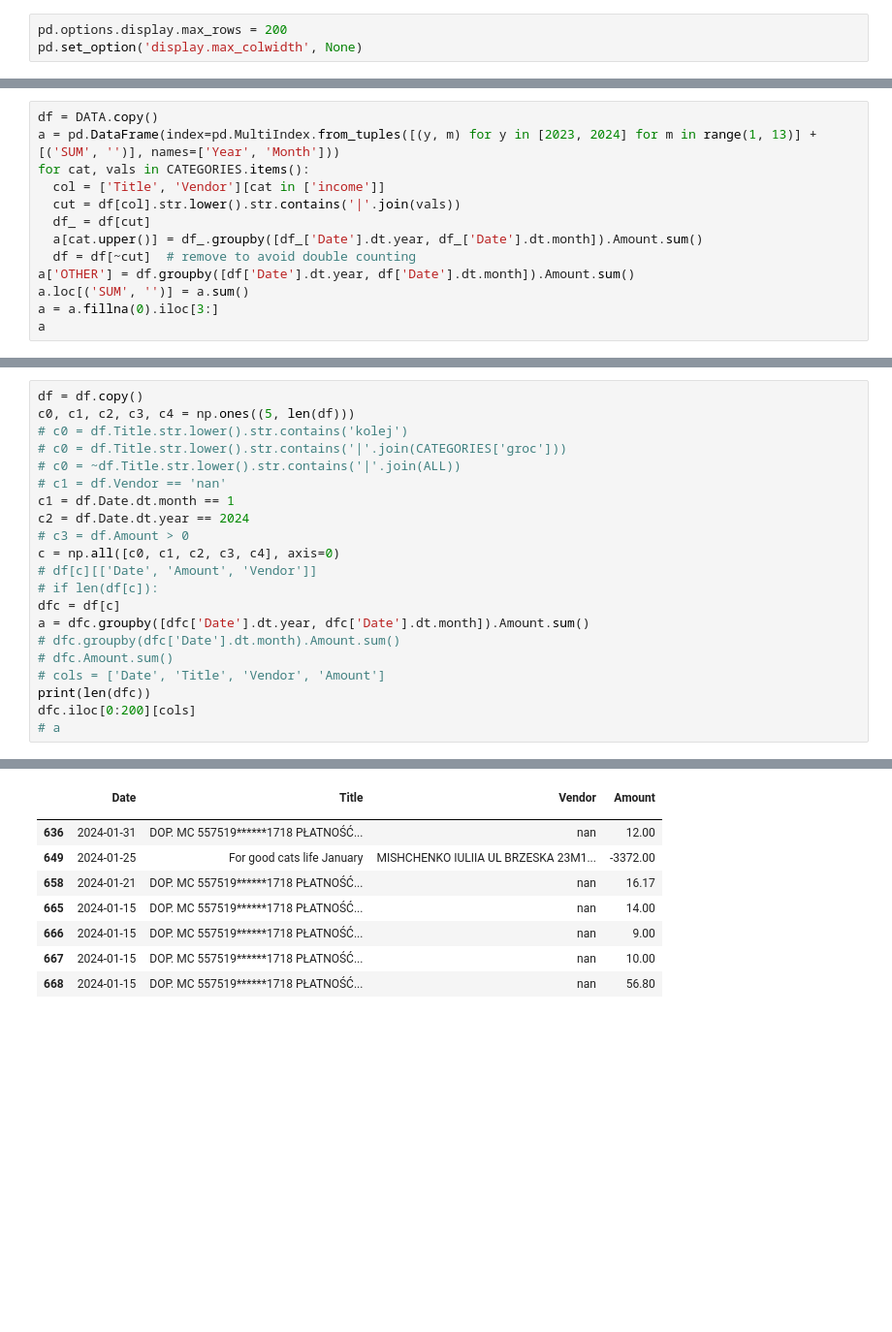
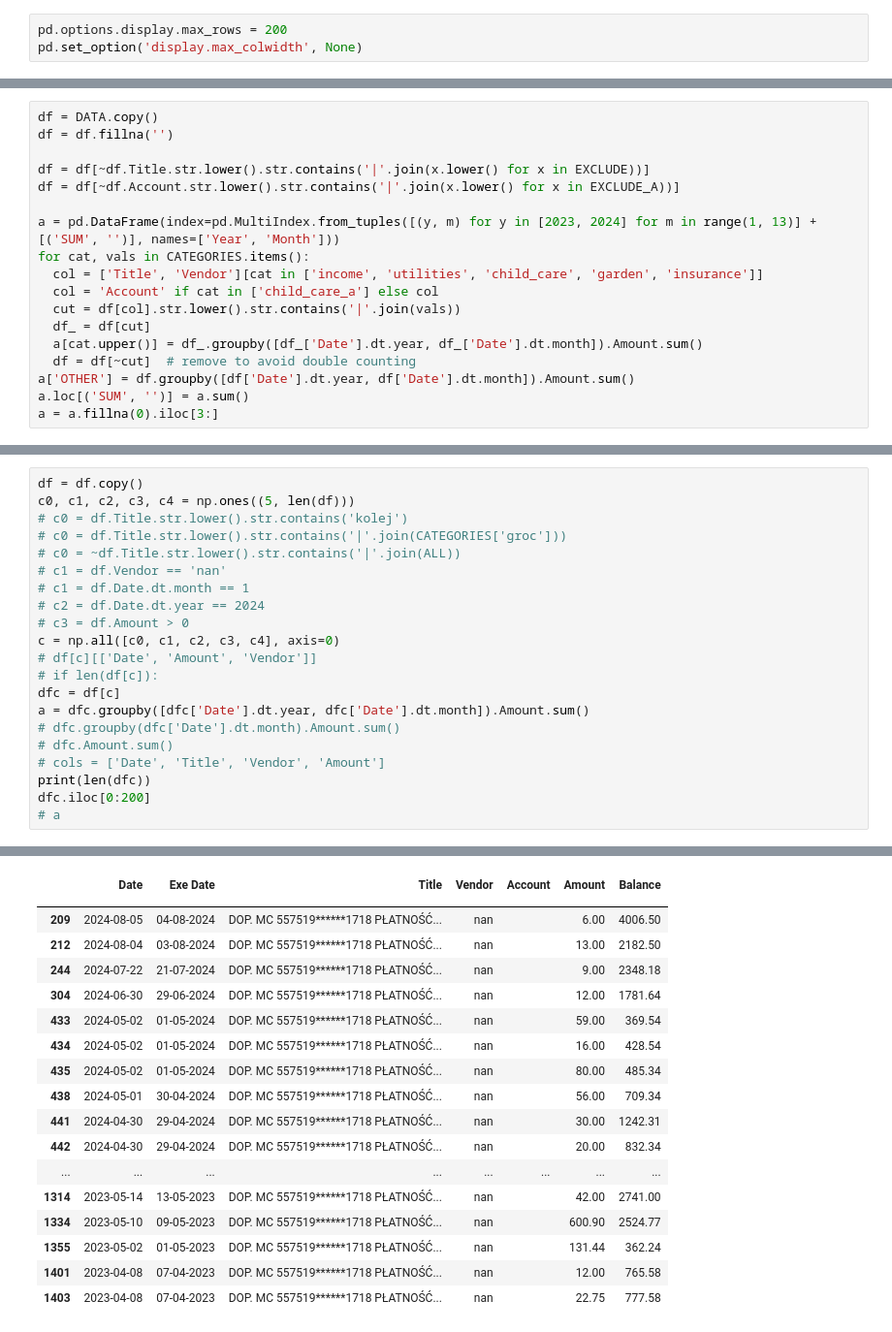
Before and after one commit to michareichmann/expenses, a Jupyter notebook: main.ipynb, the cells around one changed output, grey strips where cells are left out. Shown: that part at 97% size. Cells and saved outputs as stored; diff of their text form; blank space fills up the shorter version.

```diff
--- a/main.ipynb
+++ b/main.ipynb
@@ -118,8 +136,14 @@ ALL = sum(CATEGORIES.values(), start=['blik'])
 # %%
 df = DATA.copy()
+df = df.fillna('')
+
+df = df[~df.Title.str.lower().str.contains('|'.join(x.lower() for x in EXCLUDE))]
+df = df[~df.Account.str.lower().str.contains('|'.join(x.lower() for x in EXCLUDE_A))]
+
 a = pd.DataFrame(index=pd.MultiIndex.from_tuples([(y, m) for y in [2023, 2024] for m in range(1, 13)] + [('SUM', '')], names=['Year', 'Month']))
 for cat, vals in CATEGORIES.items():
-  col = ['Title', 'Vendor'][cat in ['income']]
+  col = ['Title', 'Vendor'][cat in ['income', 'utilities', 'child_care', 'garden', 'insurance']]
+  col = 'Account' if cat in ['child_care_a'] else col
   cut = df[col].str.lower().str.contains('|'.join(vals))
   df_ = df[cut]
   a[cat.upper()] = df_.groupby([df_['Date'].dt.year, df_['Date'].dt.month]).Amount.sum()
@@ -127,4 +151,3 @@ for cat, vals in CATEGORIES.items():
 a['OTHER'] = df.groupby([df['Date'].dt.year, df['Date'].dt.month]).Amount.sum()
 a.loc[('SUM', '')] = a.sum()
 a = a.fillna(0).iloc[3:]
-a
@@ -174,8 +158,8 @@ c0, c1, c2, c3, c4 = np.ones((5, len(df)))
 # c0 = df.Title.str.lower().str.contains('|'.join(CATEGORIES['groc']))
 # c0 = ~df.Title.str.lower().str.contains('|'.join(ALL))
 # c1 = df.Vendor == 'nan'
-c1 = df.Date.dt.month == 1
-c2 = df.Date.dt.year == 2024
+# c1 = df.Date.dt.month == 1
+# c2 = df.Date.dt.year == 2024
 # c3 = df.Amount > 0
 c = np.all([c0, c1, c2, c3, c4], axis=0)
 # df[c][['Date', 'Amount', 'Vendor']]
@@ -186,6 +170,6 @@ a = dfc.groupby([dfc['Date'].dt.year, dfc['Date'].dt.month]).Amount.sum()
 # dfc.Amount.sum()
 # cols = ['Date', 'Title', 'Vendor', 'Amount']
 print(len(dfc))
-dfc.iloc[0:200][cols]
+dfc.iloc[0:200]
 # a
 # %% [output]
@@ -193,9 +177,18 @@ dfc.iloc[0:200][cols]
-|  | Date | Title | Vendor | Amount |
-|  |  |  |  |  |
-| 636 | 2024-01-31 | DOP. MC 557519******1718 PŁATNOŚĆ... | nan | 12.00 |
-| 649 | 2024-01-25 | For good cats life January | MISHCHENKO IULIIA UL BRZESKA 23M1... | -3372.00 |
-| 658 | 2024-01-21 | DOP. MC 557519******1718 PŁATNOŚĆ... | nan | 16.17 |
-| 665 | 2024-01-15 | DOP. MC 557519******1718 PŁATNOŚĆ... | nan | 14.00 |
-| 666 | 2024-01-15 | DOP. MC 557519******1718 PŁATNOŚĆ... | nan | 9.00 |
-| 667 | 2024-01-15 | DOP. MC 557519******1718 PŁATNOŚĆ... | nan | 10.00 |
-| 668 | 2024-01-15 | DOP. MC 557519******1718 PŁATNOŚĆ... | nan | 56.80 |
+|  | Date | Exe Date | Title | Vendor | Account | Amount | Balance |
+|  |  |  |  |  |  |  |  |
+| 209 | 2024-08-05 | 04-08-2024 | DOP. MC 557519******1718 PŁATNOŚĆ... | nan |  | 6.00 | 4006.50 |
+| 212 | 2024-08-04 | 03-08-2024 | DOP. MC 557519******1718 PŁATNOŚĆ... | nan |  | 13.00 | 2182.50 |
+| 244 | 2024-07-22 | 21-07-2024 | DOP. MC 557519******1718 PŁATNOŚĆ... | nan |  | 9.00 | 2348.18 |
+| 304 | 2024-06-30 | 29-06-2024 | DOP. MC 557519******1718 PŁATNOŚĆ... | nan |  | 12.00 | 1781.64 |
+| 433 | 2024-05-02 | 01-05-2024 | DOP. MC 557519******1718 PŁATNOŚĆ... | nan |  | 59.00 | 369.54 |
+| 434 | 2024-05-02 | 01-05-2024 | DOP. MC 557519******1718 PŁATNOŚĆ... | nan |  | 16.00 | 428.54 |
+| 435 | 2024-05-02 | 01-05-2024 | DOP. MC 557519******1718 PŁATNOŚĆ... | nan |  | 80.00 | 485.34 |
+| 438 | 2024-05-01 | 30-04-2024 | DOP. MC 557519******1718 PŁATNOŚĆ... | nan |  | 56.00 | 709.34 |
+| 441 | 2024-04-30 | 29-04-2024 | DOP. MC 557519******1718 PŁATNOŚĆ... | nan |  | 30.00 | 1242.31 |
+| 442 | 2024-04-30 | 29-04-2024 | DOP. MC 557519******1718 PŁATNOŚĆ... | nan |  | 20.00 | 832.34 |
+| ... | ... | ... | ... | ... | ... | ... | ... |
+| 1314 | 2023-05-14 | 13-05-2023 | DOP. MC 557519******1718 PŁATNOŚĆ... | nan |  | 42.00 | 2741.00 |
+| 1334 | 2023-05-10 | 09-05-2023 | DOP. MC 557519******1718 PŁATNOŚĆ... | nan |  | 600.90 | 2524.77 |
+| 1355 | 2023-05-02 | 01-05-2023 | DOP. MC 557519******1718 PŁATNOŚĆ... | nan |  | 131.44 | 362.24 |
+| 1401 | 2023-04-08 | 07-04-2023 | DOP. MC 557519******1718 PŁATNOŚĆ... | nan |  | 12.00 | 765.58 |
+| 1403 | 2023-04-08 | 07-04-2023 | DOP. MC 557519******1718 PŁATNOŚĆ... | nan |  | 22.75 | 777.58 |
```
Also changed, not shown: parts of 6 cells of this notebook.
